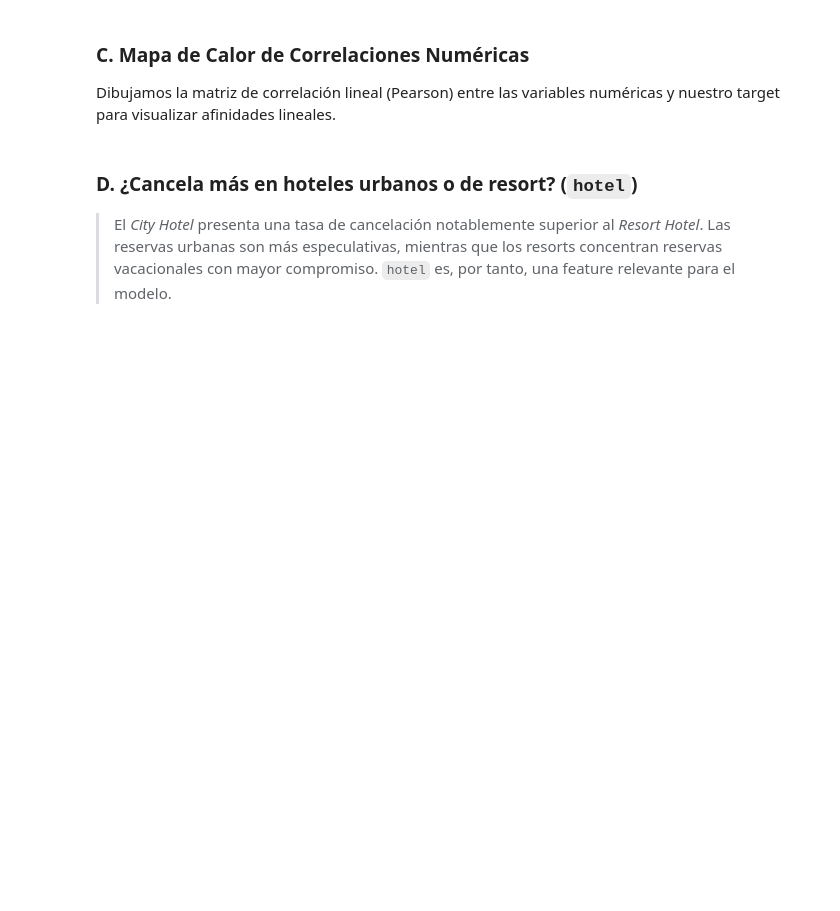
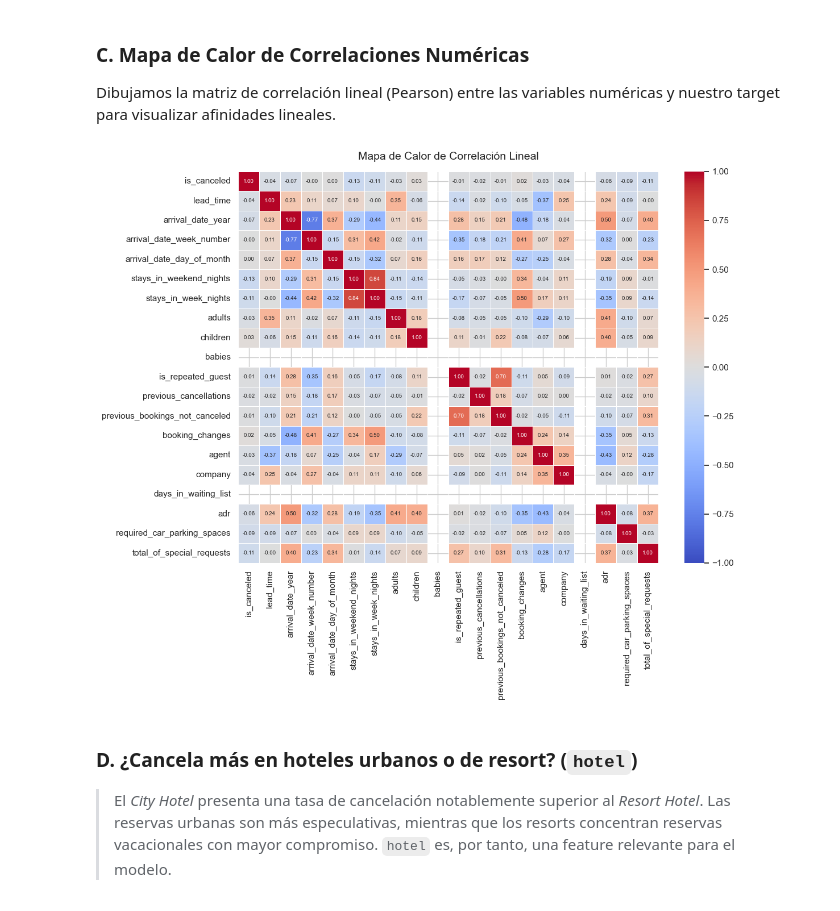
Before and after one commit to Joakamakaka1/machine-learning-project, a Jupyter notebook: notebooks/eda_exploration.ipynb, the cells around one changed output. Cells and saved outputs as stored; diff of their text form; code cells hidden in the pictures; blank space fills up the shorter version.

```diff
--- a/notebooks/eda_exploration.ipynb
+++ b/notebooks/eda_exploration.ipynb
@@ -138,14 +184,16 @@ Dibujamos la matriz de correlación lineal (Pearson) entre las variables numéri
 # %%
 # Seleccionar columnas numéricas e ignorar nulas provisionalmente
 num_df = df.select_dtypes(include=[np.number]).dropna()
 
 corr_matrix = num_df.corr()
 
 plt.figure(figsize=(12, 10))
-sns.heatmap(corr_matrix, annot=False, cmap="coolwarm", vmin=-1, vmax=1, linewidths=0.5)
+sns.heatmap(corr_matrix, annot=True, fmt=".2f", annot_kws={"size": 7}, cmap="coolwarm", vmin=-1, vmax=1, linewidths=0.5)
 plt.title("Mapa de Calor de Correlación Lineal", fontsize=14, pad=15)
 plt.tight_layout()
 plt.show()
+# %% [output]
+[figure, added]
 # %% [markdown]
 ### D. ¿Cancela más en hoteles urbanos o de resort? (`hotel`)
 
```
Also changed, not shown: parts of 13 cells of this notebook, 8 other files.
